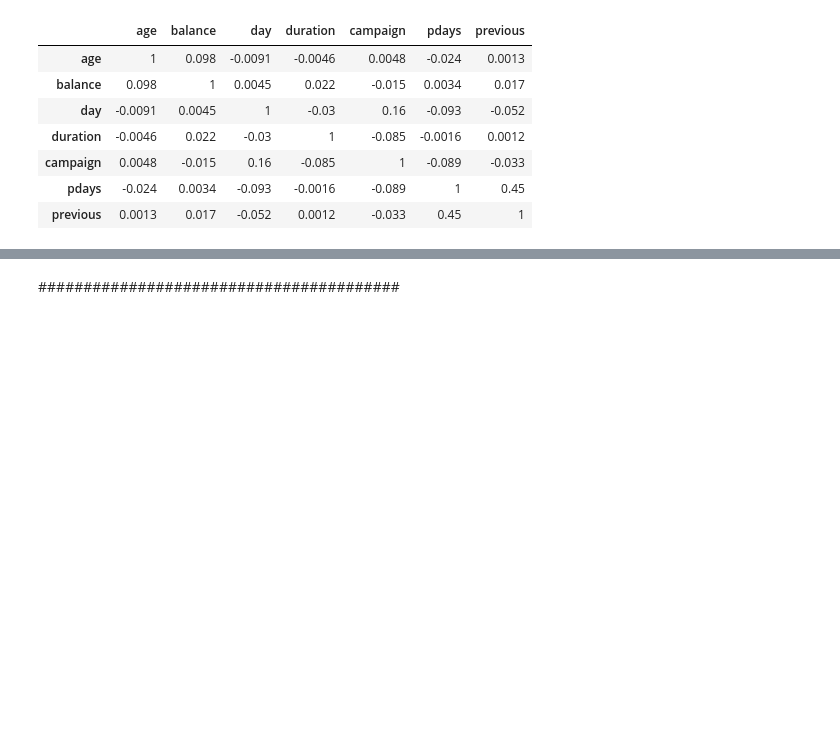
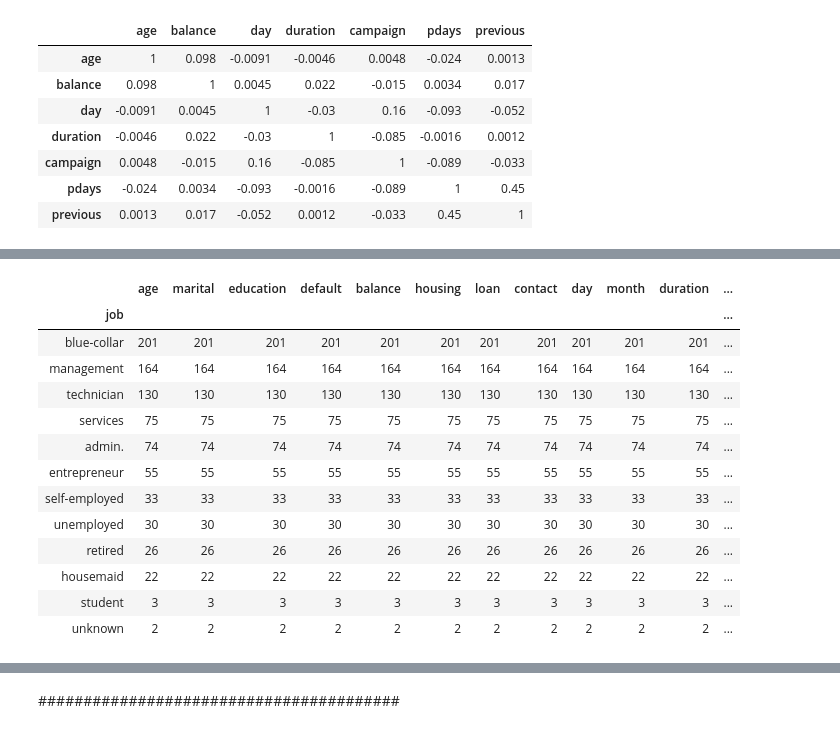
Before and after one commit to sanchobuendia/Test_Semantix, a Jupyter notebook: Test_Semantix.ipynb, the cells around one changed output, grey strips where cells are left out. Cells and saved outputs as stored; diff of their text form; code cells hidden in the pictures; blank space fills up the shorter version.

```diff
--- a/Test_Semantix.ipynb
+++ b/Test_Semantix.ipynb
@@ -253,0 +319,19 @@ corr.style.background_gradient(cmap='coolwarm').set_precision(2)
+# %%
+g_q54 = train[(train.default == 'yes')]
+g_q54 = g_q54.groupby('job').count()
+g_q54.sort_values(by=['age'], ascending=False)
+# %% [output]
+|  | age | marital | education | default | balance | housing | loan | contact | day | month | duration | ... |
+| job |  |  |  |  |  |  |  |  |  |  |  | ... |
+| blue-collar | 201 | 201 | 201 | 201 | 201 | 201 | 201 | 201 | 201 | 201 | 201 | ... |
+| management | 164 | 164 | 164 | 164 | 164 | 164 | 164 | 164 | 164 | 164 | 164 | ... |
+| technician | 130 | 130 | 130 | 130 | 130 | 130 | 130 | 130 | 130 | 130 | 130 | ... |
+| services | 75 | 75 | 75 | 75 | 75 | 75 | 75 | 75 | 75 | 75 | 75 | ... |
+| admin. | 74 | 74 | 74 | 74 | 74 | 74 | 74 | 74 | 74 | 74 | 74 | ... |
+| entrepreneur | 55 | 55 | 55 | 55 | 55 | 55 | 55 | 55 | 55 | 55 | 55 | ... |
+| self-employed | 33 | 33 | 33 | 33 | 33 | 33 | 33 | 33 | 33 | 33 | 33 | ... |
+| unemployed | 30 | 30 | 30 | 30 | 30 | 30 | 30 | 30 | 30 | 30 | 30 | ... |
+| retired | 26 | 26 | 26 | 26 | 26 | 26 | 26 | 26 | 26 | 26 | 26 | ... |
+| housemaid | 22 | 22 | 22 | 22 | 22 | 22 | 22 | 22 | 22 | 22 | 22 | ... |
+| student | 3 | 3 | 3 | 3 | 3 | 3 | 3 | 3 | 3 | 3 | 3 | ... |
+| unknown | 2 | 2 | 2 | 2 | 2 | 2 | 2 | 2 | 2 | 2 | 2 | ... |
```
Also changed, not shown: parts of 15 cells of this notebook.
